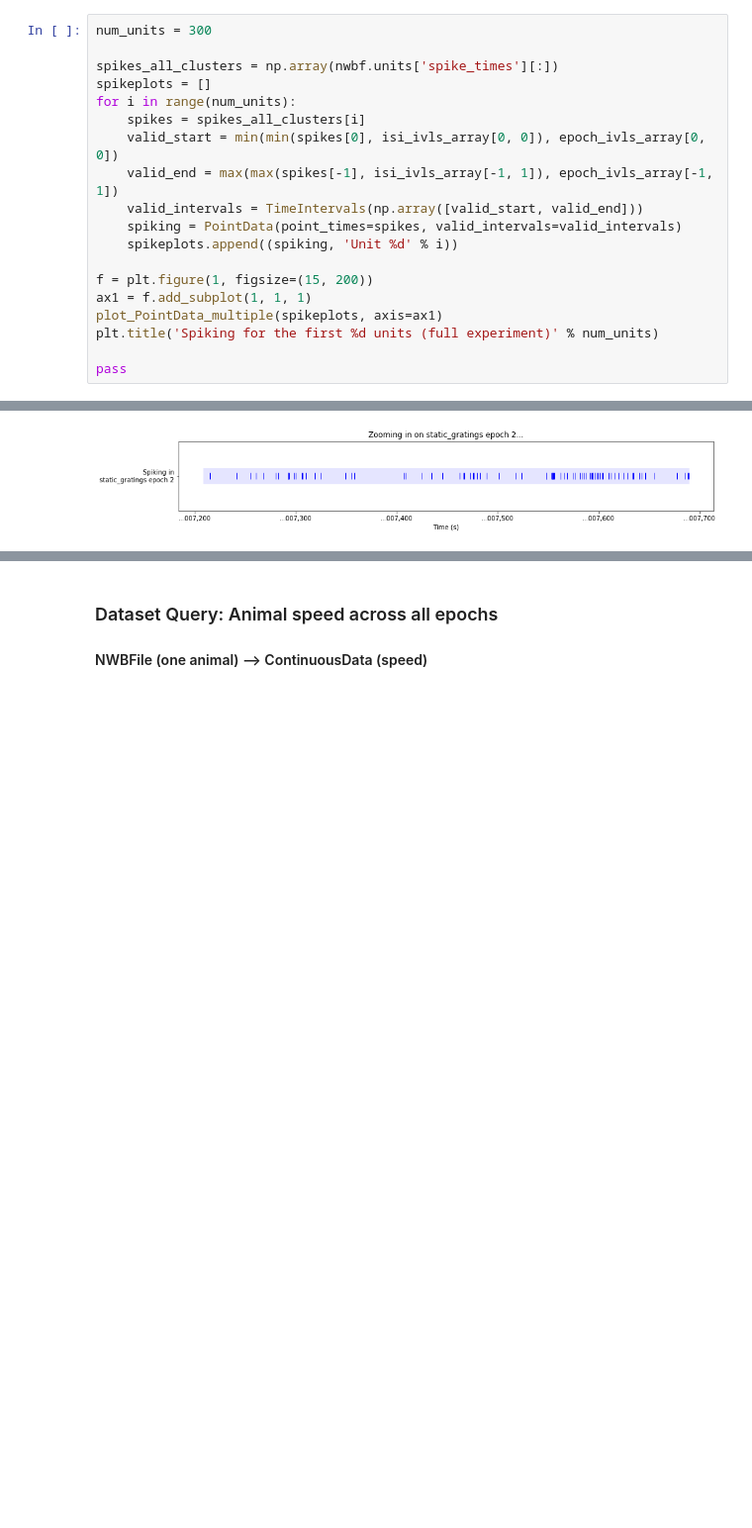
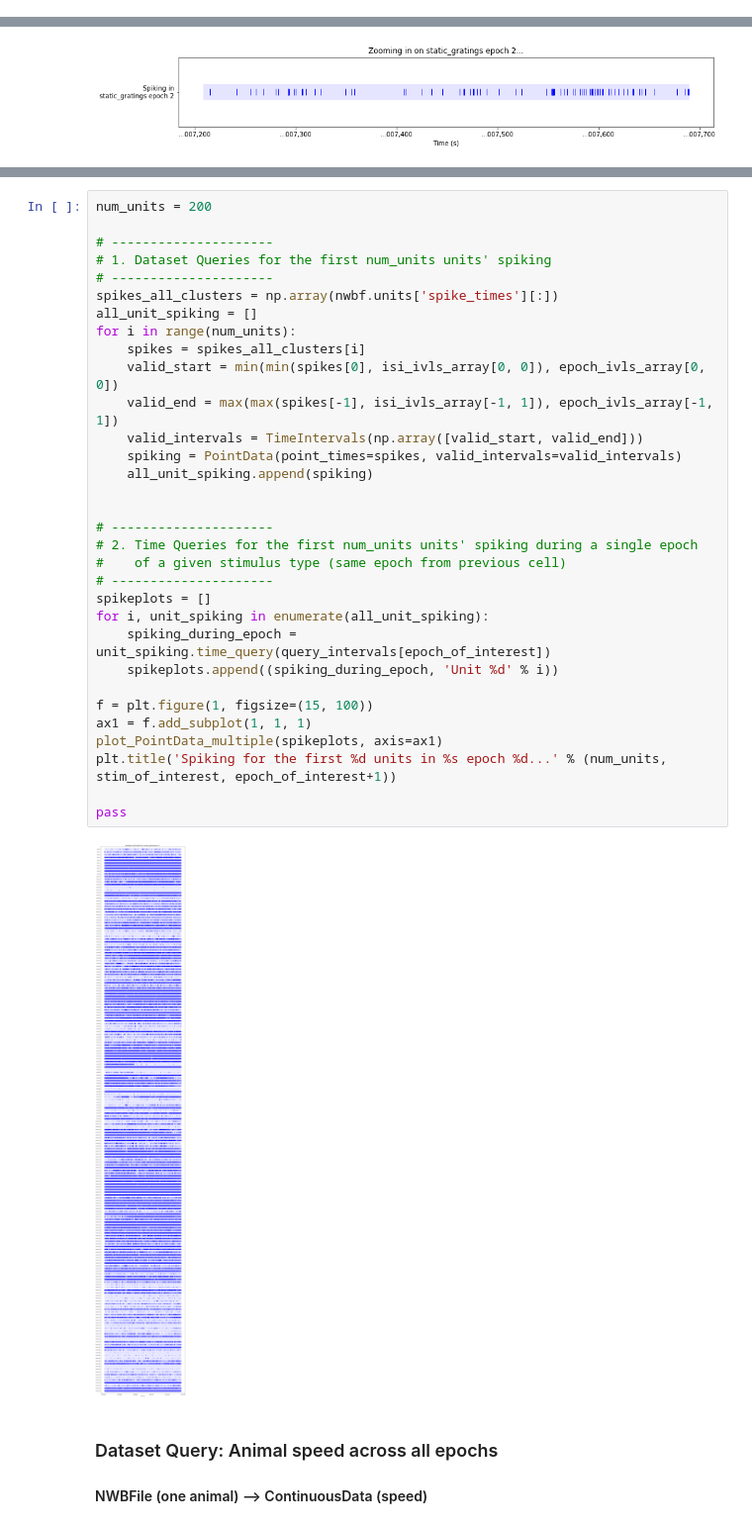
Before and after one commit to LorenFrankLab/franklab-nwb, a Jupyter notebook: frank_lab_queries_allen_data.ipynb, the cells around one changed output, grey strips where cells are left out. Shown at 99% size. Drawn from its saved outputs; the diff is of its cells as text; blank space fills up the shorter version.

```diff
--- a/frank_lab_queries_allen_data.ipynb
+++ b/frank_lab_queries_allen_data.ipynb
@@ -129,19 +131,0 @@ SNR = 5.75
-# %%
-num_units = 300
-
-spikes_all_clusters = np.array(nwbf.units['spike_times'][:])
-spikeplots = []
-for i in range(num_units):
-    spikes = spikes_all_clusters[i]
-    valid_start = min(min(spikes[0], isi_ivls_array[0, 0]), epoch_ivls_array[0, 0])
-    valid_end = max(max(spikes[-1], isi_ivls_array[-1, 1]), epoch_ivls_array[-1, 1])
-    valid_intervals = TimeIntervals(np.array([valid_start, valid_end]))
-    spiking = PointData(point_times=spikes, valid_intervals=valid_intervals)
-    spikeplots.append((spiking, 'Unit %d' % i))
-
-f = plt.figure(1, figsize=(15, 200))
-ax1 = f.add_subplot(1, 1, 1)
-plot_PointData_multiple(spikeplots, axis=ax1)
-plt.title('Spiking for the first %d units (full experiment)' % num_units)
-
-pass
@@ -252,3 +242,37 @@ pass # suppress output
+# %%
+num_units = 200
+
+# ---------------------
+# 1. Dataset Queries for the first num_units units' spiking
+# ---------------------
+spikes_all_clusters = np.array(nwbf.units['spike_times'][:])
+all_unit_spiking = []
+for i in range(num_units):
+    spikes = spikes_all_clusters[i]
+    valid_start = min(min(spikes[0], isi_ivls_array[0, 0]), epoch_ivls_array[0, 0])
+    valid_end = max(max(spikes[-1], isi_ivls_array[-1, 1]), epoch_ivls_array[-1, 1])
+    valid_intervals = TimeIntervals(np.array([valid_start, valid_end]))
+    spiking = PointData(point_times=spikes, valid_intervals=valid_intervals)
+    all_unit_spiking.append(spiking)
+
+
+# ---------------------
+# 2. Time Queries for the first num_units units' spiking during a single epoch
+#    of a given stimulus type (same epoch from previous cell)
+# ---------------------
+spikeplots = []
+for i, unit_spiking in enumerate(all_unit_spiking):
+    spiking_during_epoch = unit_spiking.time_query(query_intervals[epoch_of_interest])
+    spikeplots.append((spiking_during_epoch, 'Unit %d' % i))
+
+f = plt.figure(1, figsize=(15, 100))
+ax1 = f.add_subplot(1, 1, 1)
+plot_PointData_multiple(spikeplots, axis=ax1)
+plt.title('Spiking for the first %d units in %s epoch %d...' % (num_units, stim_of_interest, epoch_of_interest+1))
+
+pass
+# %% [output]
+[figure, added]
 # %% [markdown]
 ### Dataset Query: Animal speed across all epochs
 #### NWBFile (one animal) --> ContinuousData (speed)
```
Also changed, not shown: parts of 11 cells of this notebook.
